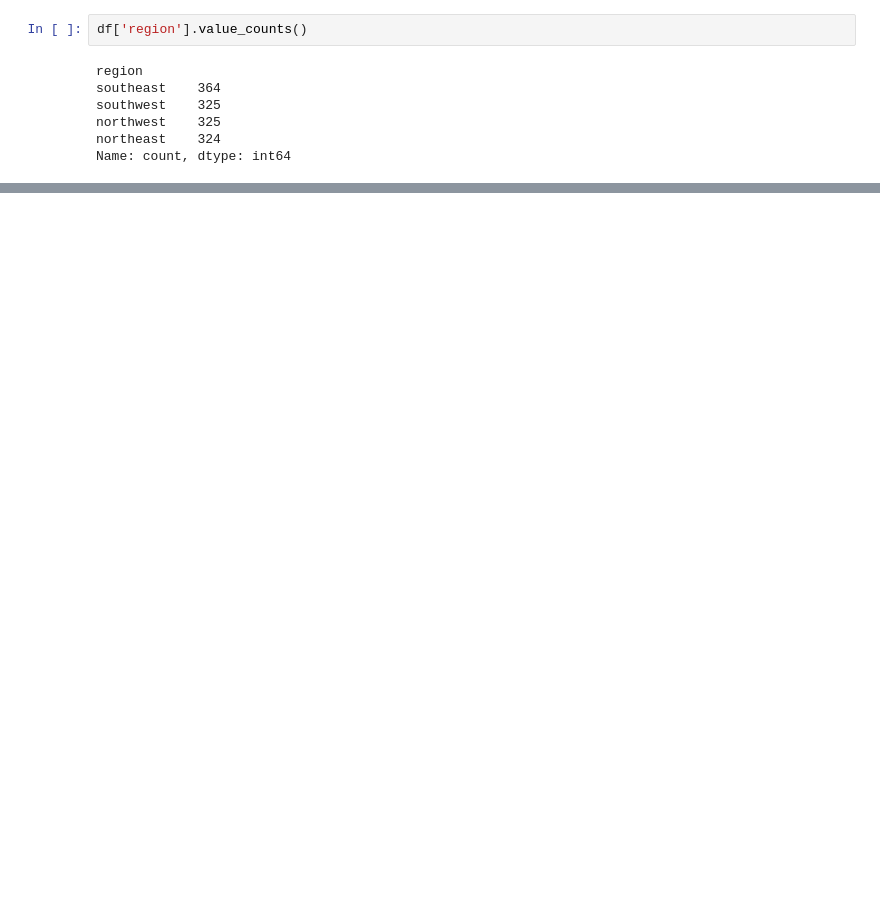
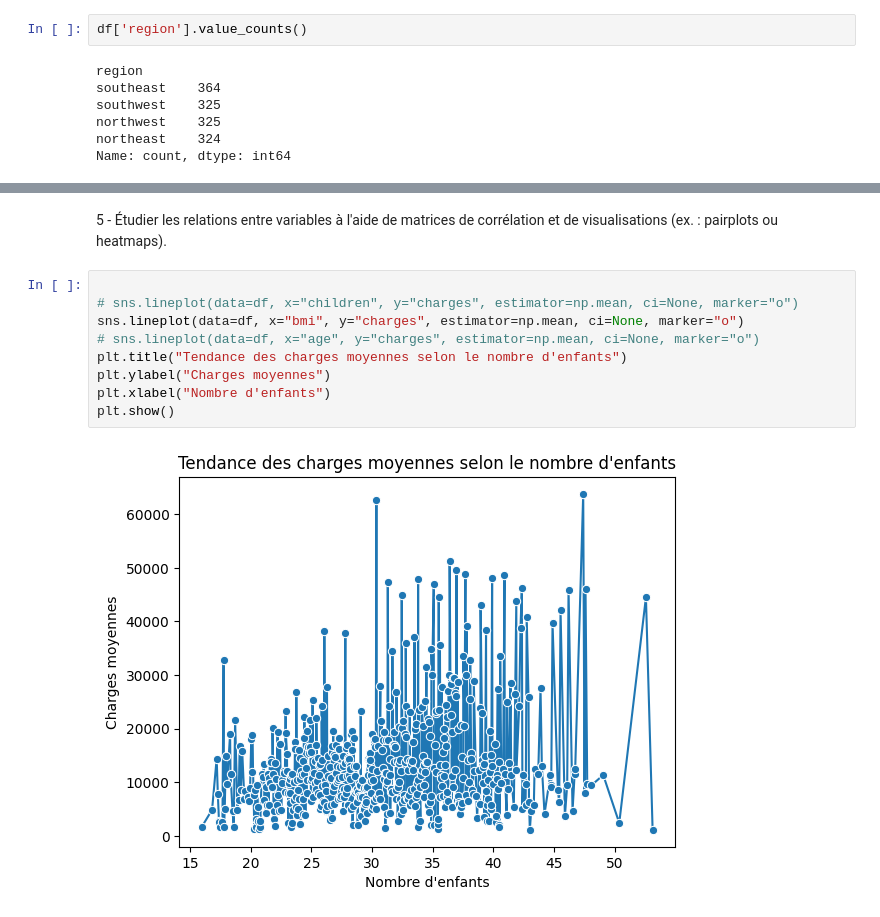
Before and after one commit to mohammedip/Pr-dicteur-de-Charges-d-Assurance-Maladie, a Jupyter notebook: notebooks/01-EDA.ipynb, the cells around one changed output, grey strips where cells are left out. Saved outputs shown, nothing was run; the diff lists cells and outputs as text; blank space fills up the shorter version.

```diff
--- a/notebooks/01-EDA.ipynb
+++ b/notebooks/01-EDA.ipynb
@@ -52,0 +124,13 @@ Name: count, dtype: int64
+# %% [markdown]
+5 - Étudier les relations entre variables à l'aide de matrices de corrélation et de visualisations (ex. : pairplots ou heatmaps).
+# %%
+
+# sns.lineplot(data=df, x="children", y="charges", estimator=np.mean, ci=None, marker="o")
+sns.lineplot(data=df, x="bmi", y="charges", estimator=np.mean, ci=None, marker="o")
+# sns.lineplot(data=df, x="age", y="charges", estimator=np.mean, ci=None, marker="o")
+plt.title("Tendance des charges moyennes selon le nombre d'enfants")
+plt.ylabel("Charges moyennes")
+plt.xlabel("Nombre d'enfants")
+plt.show()
+# %% [output]
+[figure, added]
```
Also changed, not shown: parts of 24 cells of this notebook, 1 other file.
